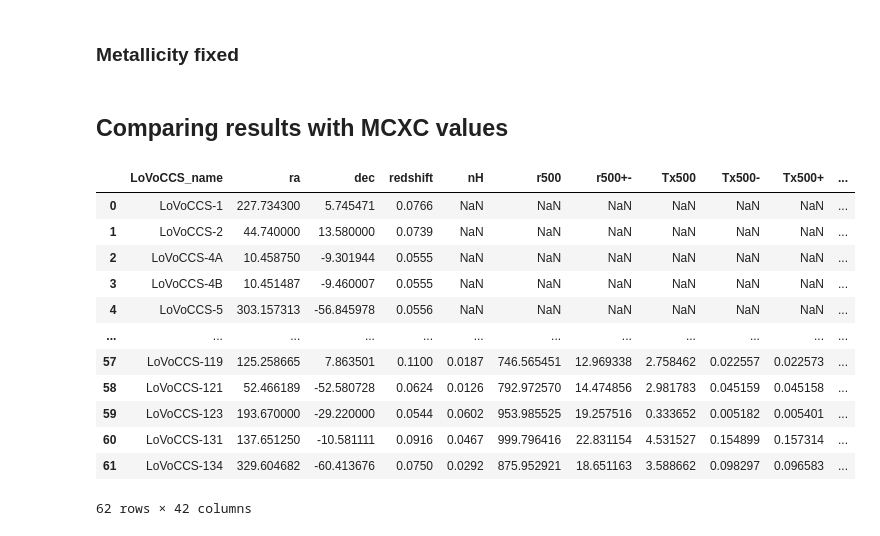
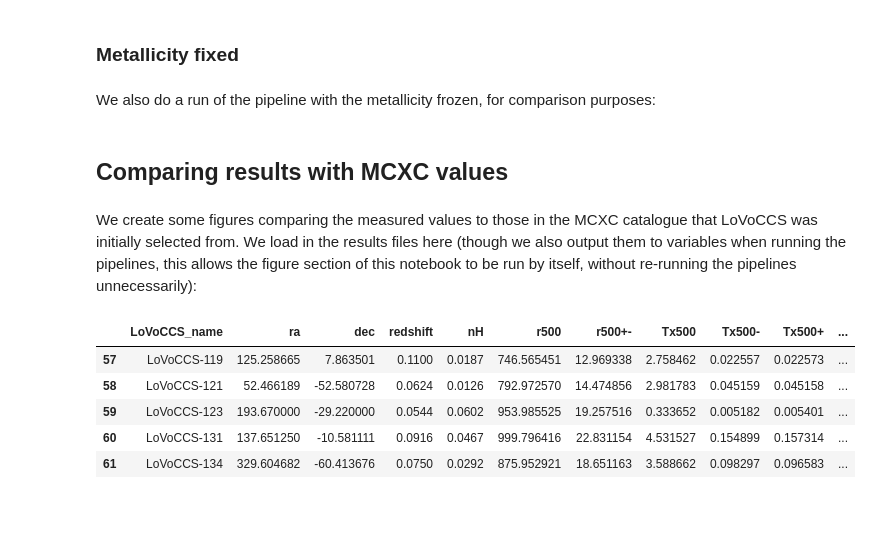
Before and after one commit to LoVoCCS/X-LoVoCCS-Analyses, a Jupyter notebook: notebooks/global_properties/ltr_pipeline.ipynb, the cells around one changed output. Drawn from its saved outputs; the diff is of its cells as text; code cells hidden in the pictures; blank space fills up the shorter version.

```diff
--- a/notebooks/global_properties/ltr_pipeline.ipynb
+++ b/notebooks/global_properties/ltr_pipeline.ipynb
@@ -90,6 +94,8 @@ srcs_mfree, results_mfree, rad_hist_mfree = luminosity_temperature_pipeline(samp
                                                                             lum_en=lum_en, clean_obs_threshold=0.9)
 # %% [markdown]
 ### Metallicity fixed
+# %% [markdown]
+We also do a run of the pipeline with the metallicity frozen, for comparison purposes:
 # %%
 res_file = '../../outputs/results/ltr_r500_pipeline_results.csv'
 rhist_file = '../../outputs/results/ltr_r500_radii_history.csv'
@@ -100,27 +106,22 @@ srcs, results, rad_hist = luminosity_temperature_pipeline(samp, Quantity(500, 'k
                                                           core_excised=True, use_peak=False, lum_en=lum_en, clean_obs_threshold=0.9)
 # %% [markdown]
 ## Comparing results with MCXC values
+# %% [markdown]
+We create some figures comparing the measured values to those in the MCXC catalogue that LoVoCCS was initially selected from. We load in the results files here (though we also output them to variables when running the pipelines, this allows the figure section of this notebook to be run by itself, without re-running the pipelines unnecessarily):
 # %%
 results_mfree = pd.read_csv('../../outputs/results/ltr_r500_metfree_pipeline_results.csv')
 results_mfree = results_mfree.rename(columns={'name': 'LoVoCCS_name'})
 results = pd.read_csv('../../outputs/results/ltr_r500_pipeline_results.csv')
 results = results.rename(columns={'name': 'LoVoCCS_name'})
 
 results_mfree = pd.merge(results_mfree, og_samp, on='LoVoCCS_name')
 results = pd.merge(results, og_samp, on='LoVoCCS_name')
-results
+results.tail(5)
 # %% [output]
 |  | LoVoCCS_name | ra | dec | redshift | nH | r500 | r500+- | Tx500 | Tx500- | Tx500+ | ... |
-| 0 | LoVoCCS-1 | 227.734300 | 5.745471 | 0.0766 | NaN | NaN | NaN | NaN | NaN | NaN | ... |
-| 1 | LoVoCCS-2 | 44.740000 | 13.580000 | 0.0739 | NaN | NaN | NaN | NaN | NaN | NaN | ... |
-| 2 | LoVoCCS-4A | 10.458750 | -9.301944 | 0.0555 | NaN | NaN | NaN | NaN | NaN | NaN | ... |
-| 3 | LoVoCCS-4B | 10.451487 | -9.460007 | 0.0555 | NaN | NaN | NaN | NaN | NaN | NaN | ... |
-| 4 | LoVoCCS-5 | 303.157313 | -56.845978 | 0.0556 | NaN | NaN | NaN | NaN | NaN | NaN | ... |
-| ... | ... | ... | ... | ... | ... | ... | ... | ... | ... | ... | ... |
 | 57 | LoVoCCS-119 | 125.258665 | 7.863501 | 0.1100 | 0.0187 | 746.565451 | 12.969338 | 2.758462 | 0.022557 | 0.022573 | ... |
 | 58 | LoVoCCS-121 | 52.466189 | -52.580728 | 0.0624 | 0.0126 | 792.972570 | 14.474856 | 2.981783 | 0.045159 | 0.045158 | ... |
 | 59 | LoVoCCS-123 | 193.670000 | -29.220000 | 0.0544 | 0.0602 | 953.985525 | 19.257516 | 0.333652 | 0.005182 | 0.005401 | ... |
 | 60 | LoVoCCS-131 | 137.651250 | -10.581111 | 0.0916 | 0.0467 | 999.796416 | 22.831154 | 4.531527 | 0.154899 | 0.157314 | ... |
 | 61 | LoVoCCS-134 | 329.604682 | -60.413676 | 0.0750 | 0.0292 | 875.952921 | 18.651163 | 3.588662 | 0.098297 | 0.096583 | ... |
-62 rows × 42 columns
 # %%
```
Also changed, not shown: parts of 30 cells of this notebook.
